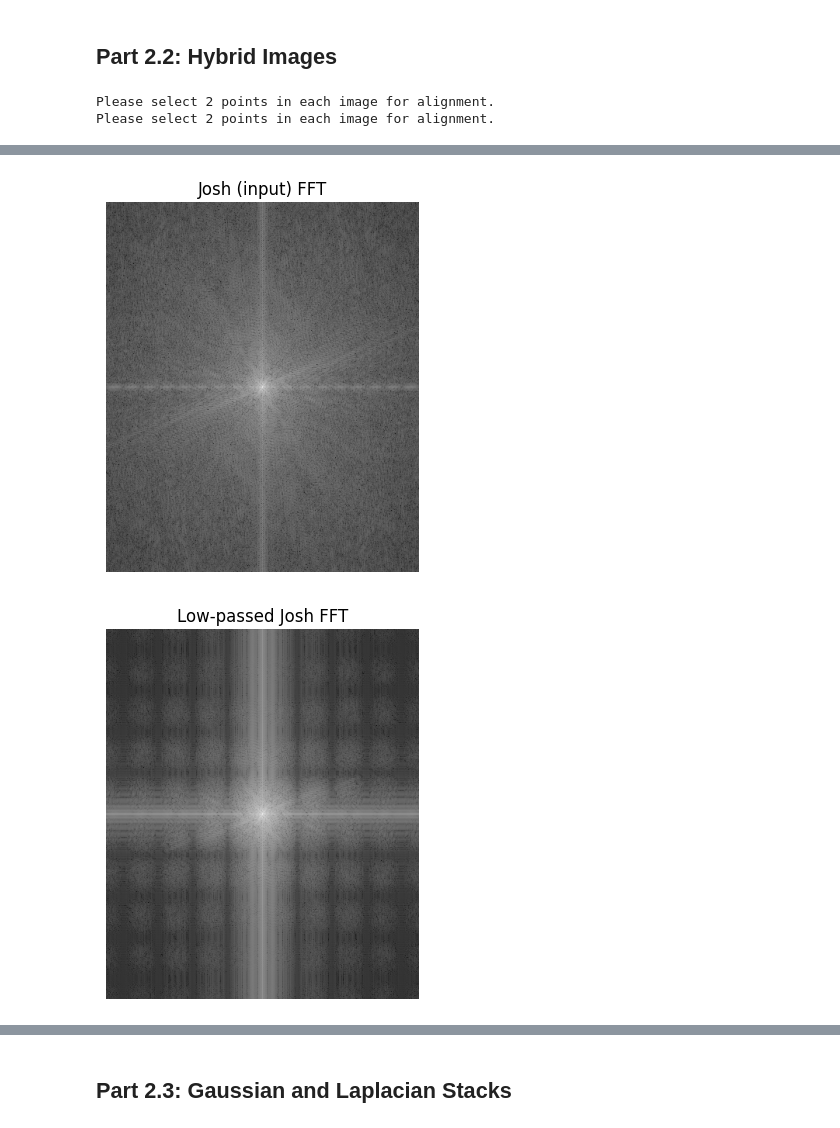
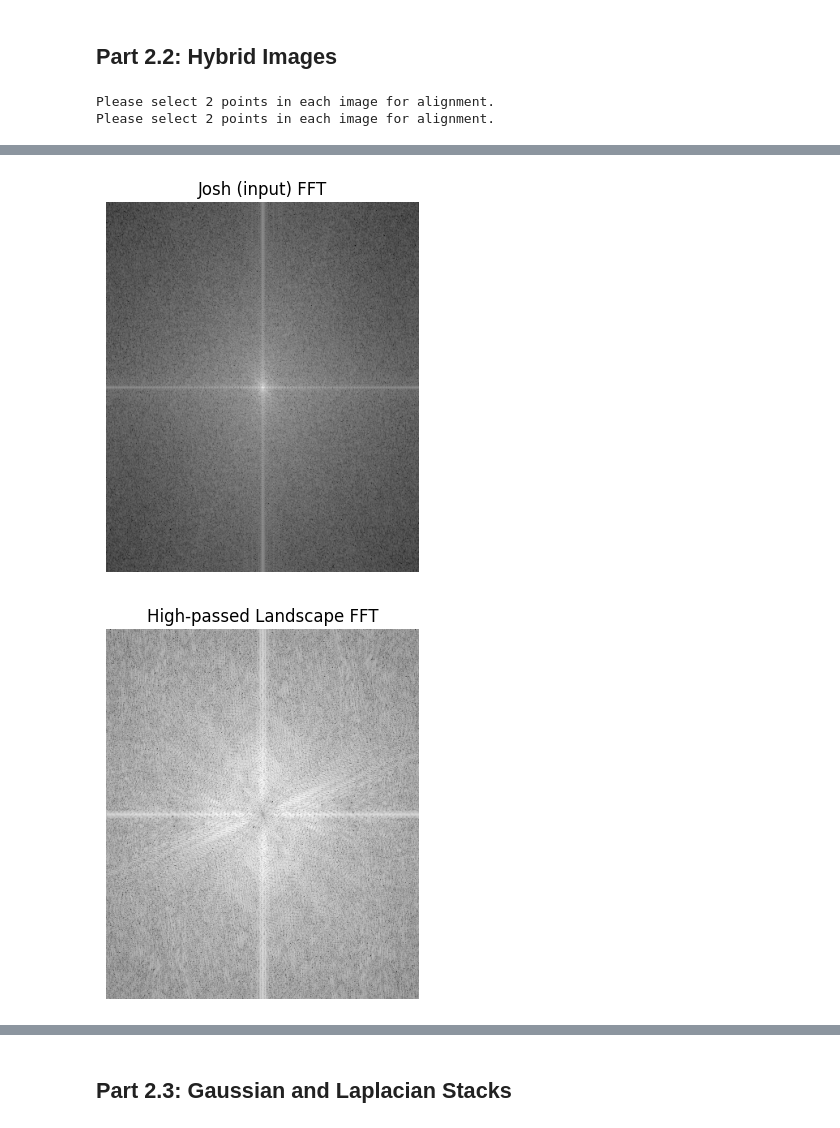
Before and after one commit to MERC13/cs180, a Jupyter notebook: proj2/main.ipynb, the cells around one changed output, grey strips where cells are left out. Cells and saved outputs as stored; diff of their text form; code cells hidden in the pictures.

```diff
--- a/proj2/main.ipynb
+++ b/proj2/main.ipynb
@@ -275,67 +275,56 @@ def align_images(im1: np.ndarray, im2: np.ndarray) -> tuple:
     return im1, im2
 # %%
 def hybrid_image(im1: np.ndarray, im2: np.ndarray, sigma1: float, sigma2: float):
+    """im1 is the low-frequency image, im2 is the high-frequency image."""
     g1 = cv2.getGaussianKernel(ksize=9, sigma=sigma1)
     g2 = cv2.getGaussianKernel(ksize=9, sigma=sigma2)
 
-    # Low-pass filter im1
     low_pass_im1 = cv2.filter2D(im1, -1, g1 @ g1.T)
-
-    # High-pass filter im2
-    low_pass_im2 = cv2.filter2D(im2, -1, g2 @ g2.T)
-    high_pass_im2 = im2 - low_pass_im2
-
-    # Combine the two images to create the hybrid image
-    hybrid = low_pass_im1 + high_pass_im2
-
-    # Clip values to [0, 1] range
-    hybrid = np.clip(hybrid, 0, 1)
+    high_pass_im2 = im2 - cv2.filter2D(im2, -1, g2 @ g2.T)
+    hybrid = np.clip(low_pass_im1 + high_pass_im2, 0, 1)
 
     return hybrid, low_pass_im1, high_pass_im2
 
-im1 = cv2.imread('data/speed_smile.jpg', cv2.IMREAD_GRAYSCALE).astype(np.float64) / 255.
-im2 = cv2.imread('data/speed.jpg', cv2.IMREAD_GRAYSCALE).astype(np.float64) / 255.
-
-im1_aligned, im2_aligned = align_images(im1, im2)
-
-sigma1 = 25.0
-sigma2 = 35.0
-hybrid, _, _ = hybrid_image(im2_aligned, im1_aligned, sigma1, sigma2)
-
-cv2.imshow('hybrid', hybrid)
-cv2.waitKey(0)
-cv2.destroyAllWindows()
-
-im1 = cv2.imread('data/landscape.jpg', cv2.IMREAD_GRAYSCALE).astype(np.float64) / 255.
-im2 = cv2.imread('data/josh.jpg', cv2.IMREAD_GRAYSCALE).astype(np.float64) / 255.
-
-im1_aligned, im2_aligned = align_images(im1, im2)
-
-sigma1 = 35.0
-sigma2 = 5.0
-hybrid, low_pass_im1, high_pass_im2 = hybrid_image(im2_aligned, im1_aligned, sigma1, sigma2)
-
-cv2.imshow('hybrid', hybrid)
-cv2.waitKey(0)
-cv2.destroyAllWindows()
 
 def show_fft(im: np.ndarray, title: str) -> None:
     """Display the log-magnitude 2D FFT of a grayscale image."""
     spectrum = np.log(np.abs(np.fft.fftshift(np.fft.fft2(im))) + 1e-8)
     plt.figure()
     plt.imshow(spectrum, cmap='gray')
     plt.title(title)
     plt.axis('off')
     plt.show()
 
-show_fft(im1_aligned, 'Landscape (input) FFT')
-show_fft(im2_aligned, 'Josh (input) FFT')
-show_fft(low_pass_im1, 'Low-passed Josh FFT')
-show_fft(high_pass_im2, 'High-passed Landscape FFT')
-show_fft(hybrid, 'Hybrid FFT')
+
+def show_cv(title: str, im: np.ndarray) -> None:
+    cv2.imshow(title, im)
+    cv2.waitKey(0)
+    cv2.destroyAllWindows()
+
+
+# Speed / Speed Smile: speed is the low-frequency image, speed_smile is the high-frequency image.
+speed = cv2.imread('data/speed.jpg', cv2.IMREAD_GRAYSCALE).astype(np.float64) / 255.
+speed_smile = cv2.imread('data/speed_smile.jpg', cv2.IMREAD_GRAYSCALE).astype(np.float64) / 255.
+speed_aligned, speed_smile_aligned = align_images(speed, speed_smile)
+hybrid_speed, _, _ = hybrid_image(speed_aligned, speed_smile_aligned, sigma1=35.0, sigma2=25.0)
+show_cv('hybrid', hybrid_speed)
+
+# Landscape / Josh: landscape is the low-frequency image, josh is the high-frequency image.
+landscape = cv2.imread('data/landscape.jpg', cv2.IMREAD_GRAYSCALE).astype(np.float64) / 255.
+josh = cv2.imread('data/josh.jpg', cv2.IMREAD_GRAYSCALE).astype(np.float64) / 255.
+josh_aligned, landscape_aligned = align_images(landscape, josh)
+hybrid_josh, low_pass_josh, high_pass_landscape = hybrid_image(
+    josh_aligned, landscape_aligned, sigma1=35.0, sigma2=5.0)
+show_cv('hybrid', hybrid_josh)
+
+show_fft(landscape_aligned, 'Landscape (input) FFT')
+show_fft(josh_aligned, 'Josh (input) FFT')
+show_fft(high_pass_landscape, 'High-passed Landscape FFT')
+show_fft(low_pass_josh, 'Low-passed Josh FFT')
+show_fft(hybrid_josh, 'Hybrid FFT')
 # %% [output]
 Please select 2 points in each image for alignment.
 Please select 2 points in each image for alignment.
 [figure]
 [figure]
-[figure, old version]
+[figure, new version]
```
Also changed, not shown: parts of 3 cells of this notebook.
